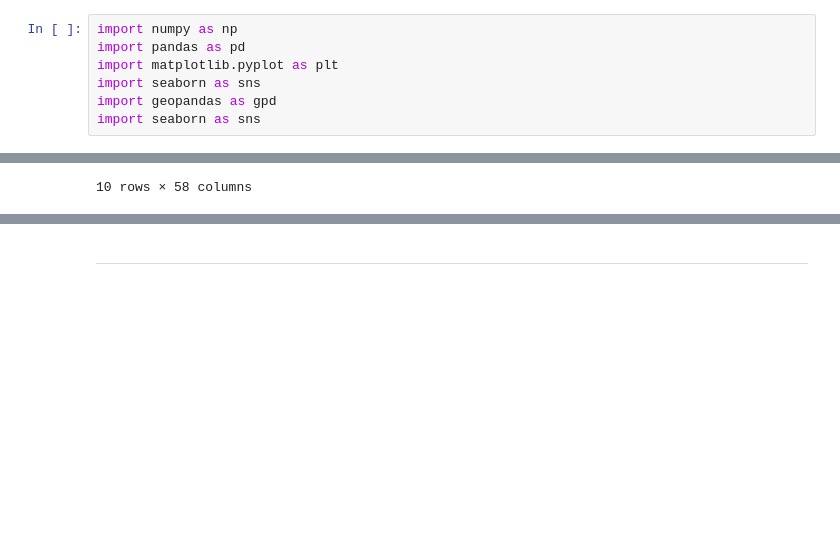
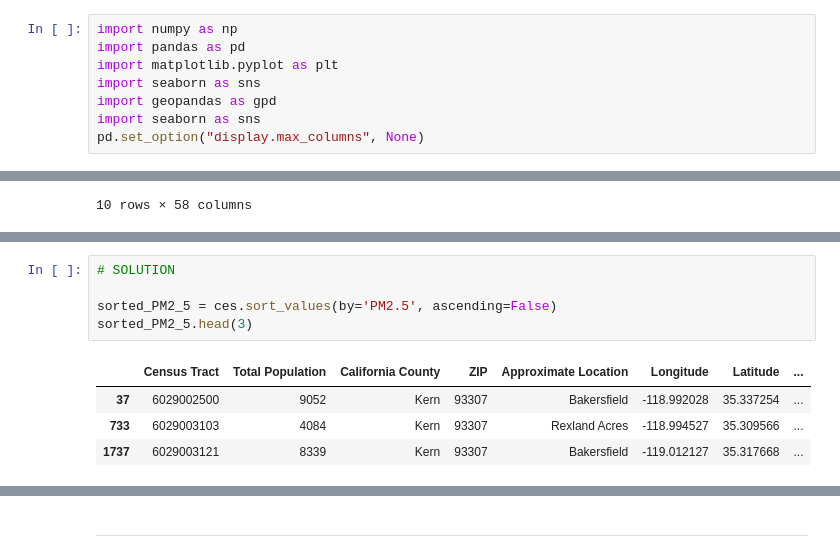
Before and after one commit to ds-modules/ecc-cs9, a Jupyter notebook: ces/proj1.ipynb, the cells around one changed output, grey strips where cells are left out. Saved outputs shown, nothing was run; the diff lists cells and outputs as text; blank space fills up the shorter version.

```diff
--- a/ces/proj1.ipynb
+++ b/ces/proj1.ipynb
@@ -30,6 +30,7 @@ import matplotlib.pyplot as plt
 import seaborn as sns
 import geopandas as gpd
 import seaborn as sns
+pd.set_option("display.max_columns", None)
 # %% [markdown]
 ---
 # %% [markdown]
@@ -300,0 +309,10 @@ least_polluted
+# %%
+# SOLUTION
+
+sorted_PM2_5 = ces.sort_values(by='PM2.5', ascending=False)
+sorted_PM2_5.head(3)
+# %% [output]
+|  | Census Tract | Total Population | California County | ZIP | Approximate Location | Longitude | Latitude | ... |
+| 37 | 6029002500 | 9052 | Kern | 93307 | Bakersfield | -118.992028 | 35.337254 | ... |
+| 733 | 6029003103 | 4084 | Kern | 93307 | Rexland Acres | -118.994527 | 35.309566 | ... |
+| 1737 | 6029003121 | 8339 | Kern | 93307 | Bakersfield | -119.012127 | 35.317668 | ... |
```
Also changed, not shown: parts of 14 cells of this notebook, 1 other file.
